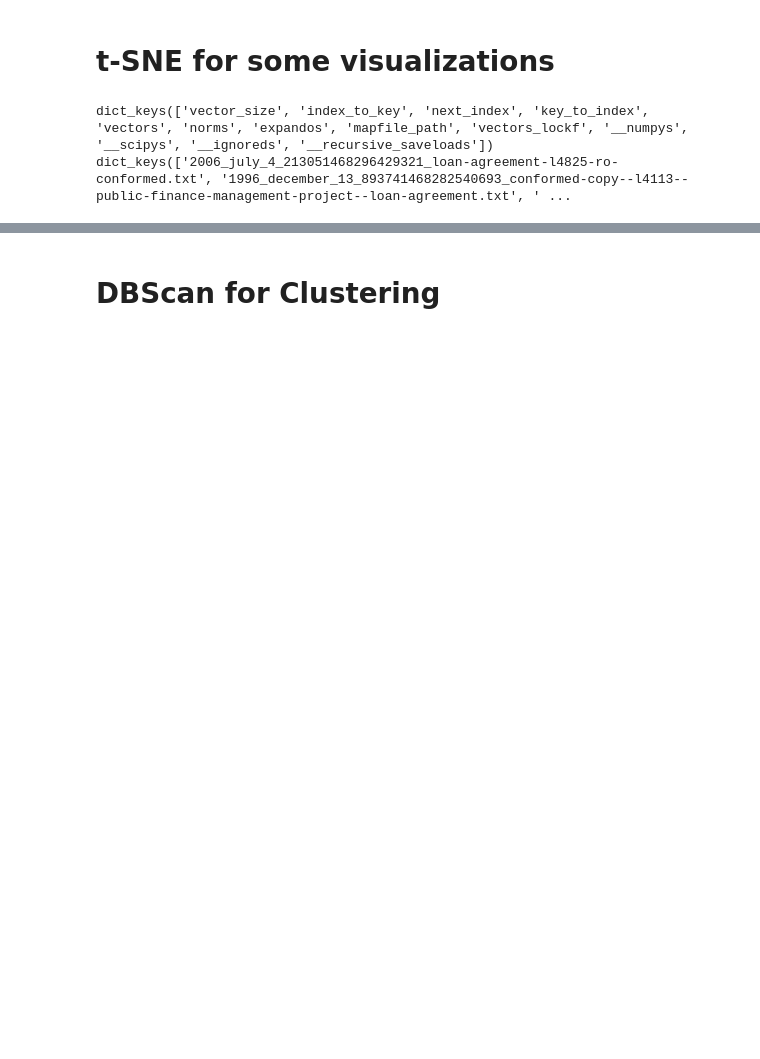
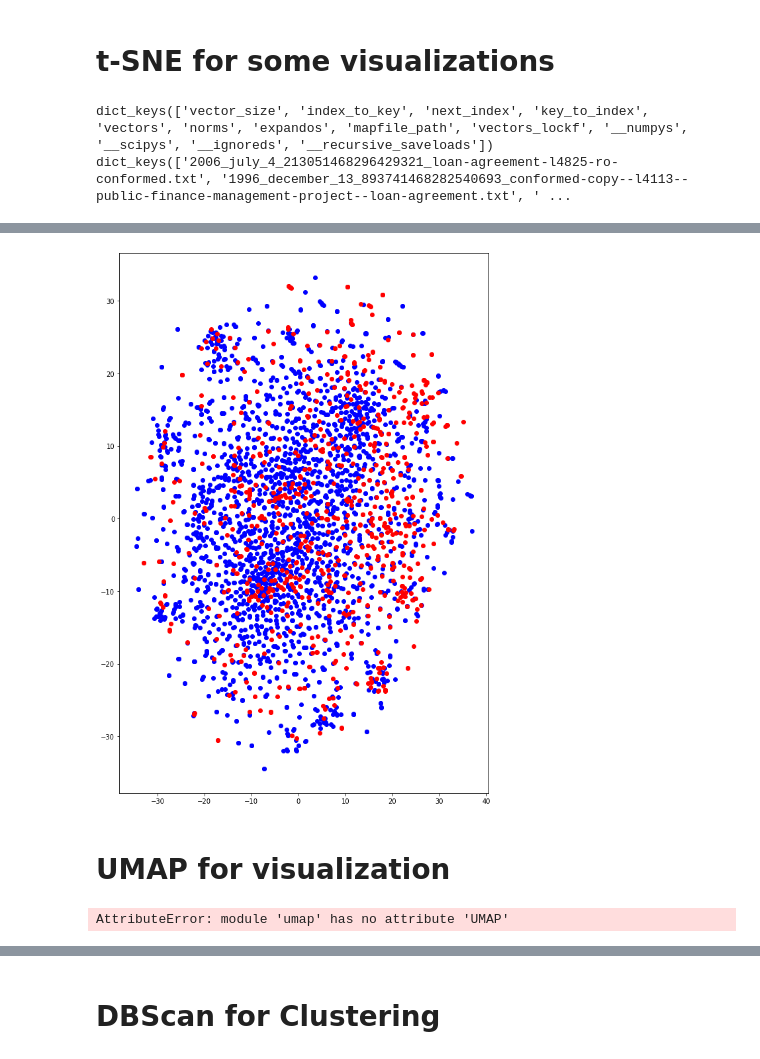
Before and after one commit to DoctorBomb/Qarik-Team-Bear, a Jupyter notebook: Cluster_Data/Doc2Vec.ipynb, the cells around one changed output, grey strips where cells are left out. Cells and saved outputs as stored; diff of their text form; code cells hidden in the pictures; blank space fills up the shorter version.

```diff
--- a/Cluster_Data/Doc2Vec.ipynb
+++ b/Cluster_Data/Doc2Vec.ipynb
@@ -239,0 +350,12 @@ plotScatter(keyword="infrastructure")
+# %%
+plotScatter(keyword="finance")
+# %% [output]
+[figure, added]
+# %% [markdown]
+# UMAP for visualization
+# %%
+#!{sys.executable} -m pip uninstall umap --yes
+import umap
+reducer = umap.UMAP()
+# %% [output]
+AttributeError: module 'umap' has no attribute 'UMAP'
```
Also changed, not shown: parts of 42 cells of this notebook, 2 other files.
